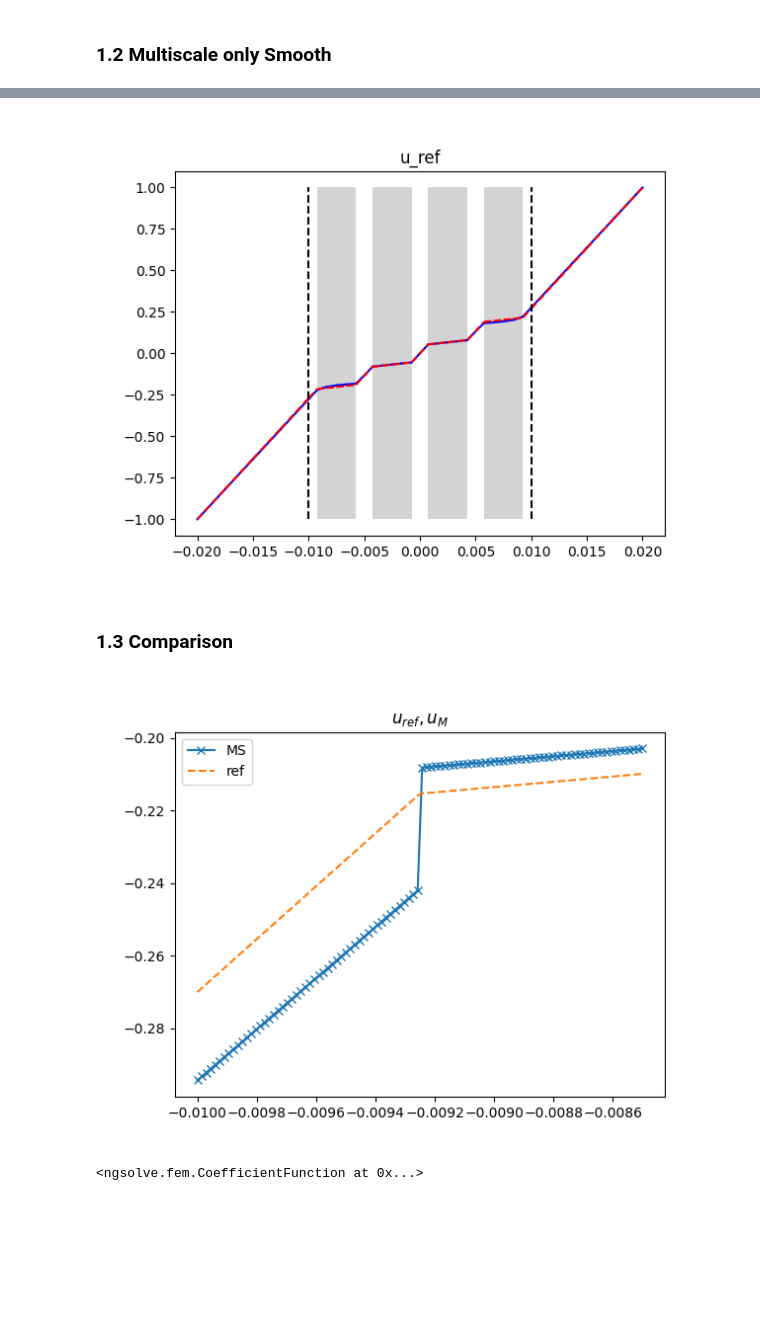
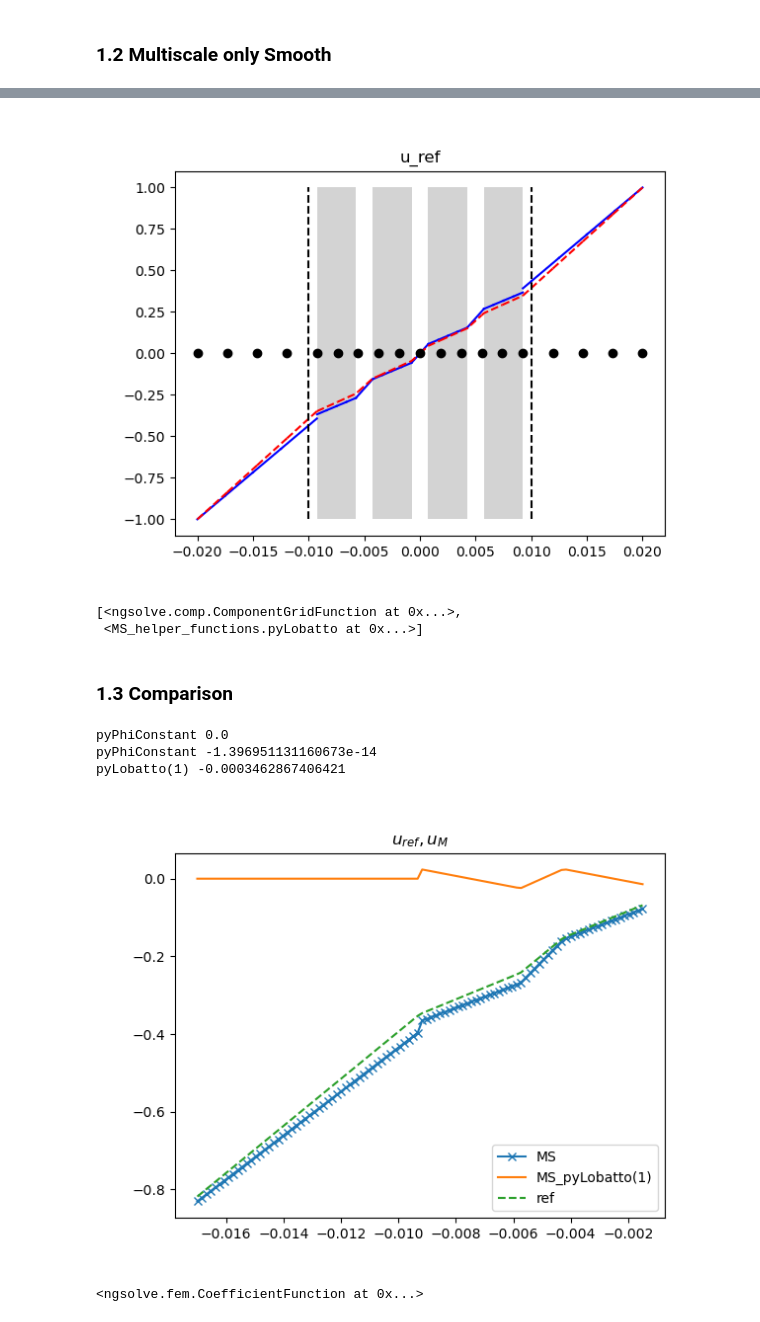
Before and after one commit to vhanser/ngsolveexample, a Jupyter notebook: content/multiscale/multiscale1D.ipynb, the cells around one changed output, grey strips where cells are left out. Cells and saved outputs as stored; diff of their text form; code cells hidden in the pictures; blank space fills up the shorter version.

```diff
--- a/content/multiscale/multiscale1D.ipynb
+++ b/content/multiscale/multiscale1D.ipynb
@@ -15,7 +15,7 @@ from myPackage import evalOnLine
 from myPackage import Draw1d as Draw
 # %%
 lambda1 = 1
-lambda2 = 10
+lambda2 = 2
 
 order0 = 2
 # %%
@@ -104,7 +104,7 @@ energy: 39.426714262880125
 ### 1.2 Multiscale only Smooth
 # %%
 meshMS = makeMesh1D(num_sheets=numSheets, size_all=D, size_core=d, ff=ff,
-        MS = True, use_gap=True, steps_air = [1, 1, 1, 1], steps_Fe = 20, steps_gap=[1],
+        MS = True, use_gap=True, steps_air = [1, 1, 1, 1], steps_Fe = [1]*10, steps_gap=[1],
         fullProblemX=True, modelHalfAir=modelHalfAir)
 print(meshMS.GetMaterials())
 print(set(meshMS.GetBoundaries()))
@@ -356,39 +384,54 @@ assert cl_gradgradMS.checkCouplingMatrxiSymmetric(1e-3) == True
 plt.figure()
 plt.clf()
 Draw(sum(sol_comp_MS), meshRef, r"$u_MS$")
-Draw(sol_ref, meshRef, "u_ref", ls="--", c="red", clear=False)
+# Draw(sol_comp_MS[2], meshRef, r"$u_MS$")
+Draw(sol_ref, meshMS, "u_ref", ls="--", c="red", clear=False, draw_mesh=True)
 drawSheets()
 plt.show()
 # %% [output]
-[figure, old version]
+[figure, new version]
+# %%
+cl_gradgradMS.sol_comp
+cl_gradgradMS.sol_pack
+sol_comp = [cl_gradgradMS.sol_pack[i][0] * cl_gradgradMS.sol_pack[i][1] for i in range(len(cl_gradgradMS.sol_pack))]
+cl_gradgradMS.sol_pack[2]
+# %% [output]
+[<ngsolve.comp.ComponentGridFunction at 0x...>,
+ <MS_helper_functions.pyLobatto at 0x...>]
 # %% [markdown]
 ### 1.3 Comparison
 # %%
 
 
 start = -d/2*1.01
 end = -d/2*0.9
 
 # start = d/2*0.95
 # end = d/2*1.02
 
 
 plt.figure(2)
-start = -d/2
-end = -d/2 + d0
+start = -d/2 - 2*dFe
+end = -d/2 + d0+dFe*2
 
+[print(sol_pack_MS[i][1].name, Integrate(sol_pack_MS[i][0], meshRef, definedon=meshMS.Materials("medium"))) for i in range(len(sol_comp_MS))]
 
 
 evalOnLine(sum(sol_comp_MS) , meshRef, [start, 0, 0], [end, 0, 0], plot=True, ls='-', marker="x", clear=True, label="MS", show=False, N=100, x_start_fig=start);
 
-# [evalOnLine(sol_comp_MS[i] , meshRef, [start, 0, 0], [end, 0, 0], plot=True, ls='-', marker="", clear=False, label="MS_"+sol_pack_MS[i][1].name, show=False, N=100, x_start_fig=start) for i in range(len(sol_comp_MS))];
+#[evalOnLine(sol_comp_MS[i] , meshRef, [start, 0, 0], [end, 0, 0], plot=True, ls='-', marker="", clear=False, label="MS_"+sol_pack_MS[i][1].name, show=False, N=100, x_start_fig=start) for i in range(len(sol_comp_MS))];
+i = 2
+evalOnLine(sol_comp_MS[i][0] , meshRef, [start, 0, 0], [end, 0, 0], plot=True, ls='-', marker="", clear=False, label="MS_"+sol_pack_MS[i][1].name, show=False, N=100, x_start_fig=start)
 evalOnLine(sol_ref , meshRef, [start, 0 , 0], [end, 0, 0], plot=True, ls='--', marker="", show=False, clear=False, label="ref", N = 100, title=r"$u_{ref}, u_{M}$", x_start_fig=start);
 
 
 plt.legend()
 plt.show()
 # %% [output]
+pyPhiConstant 0.0
+pyPhiConstant -1.396951131160673e-14
+pyLobatto(1) -0.0003462867406421
-[figure, old version]
+[figure, new version]
 # %%
 energy =  Integrate(getIntegrand4BFI(cl_gradgradMS.gradsol_pack, cl_gradgradMS.gradsol_pack, lambda2, lambda1), meshMS,
                                                 definedon=meshMS.Materials("multiscale"))
```
Also changed, not shown: parts of 10 cells of this notebook, 1 other file.
